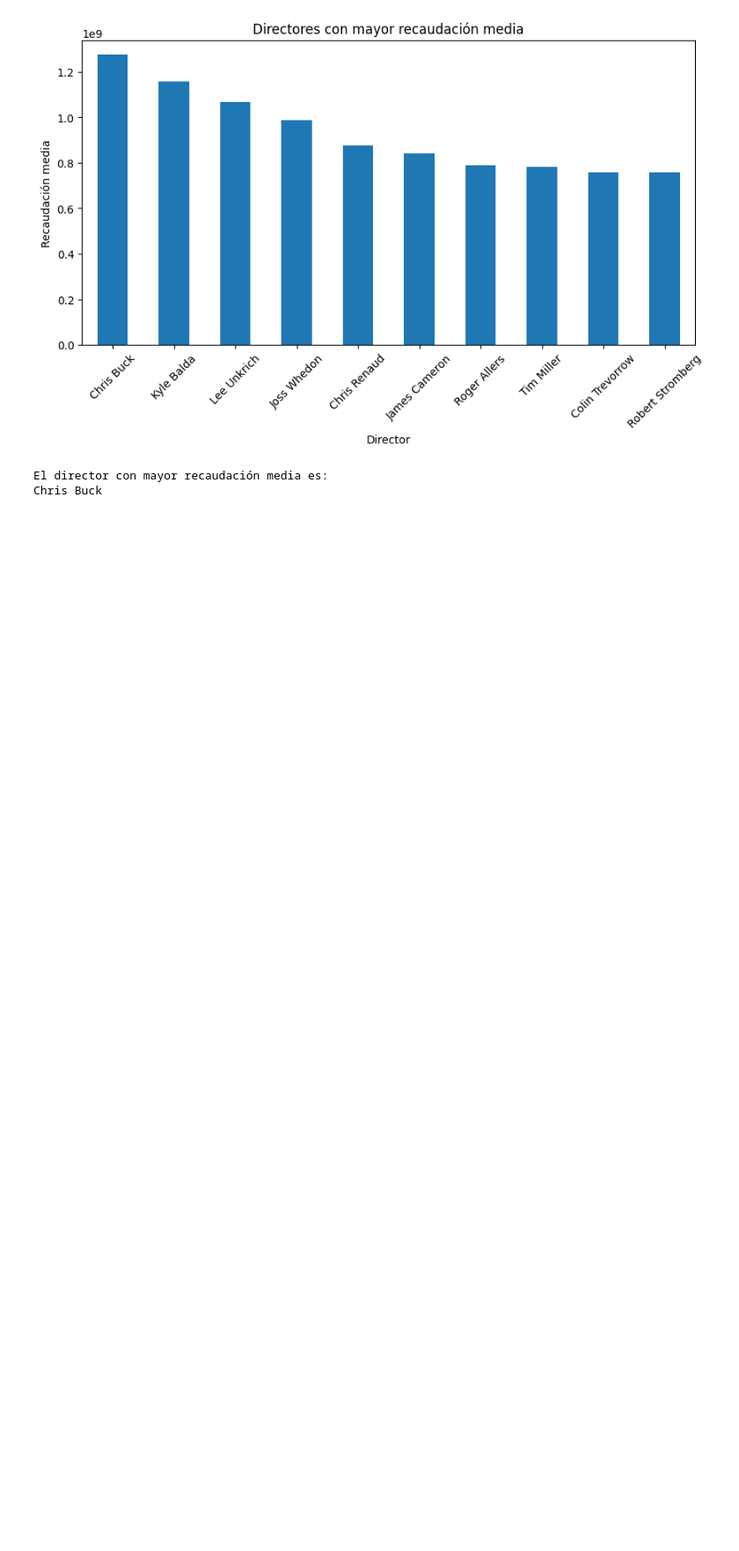
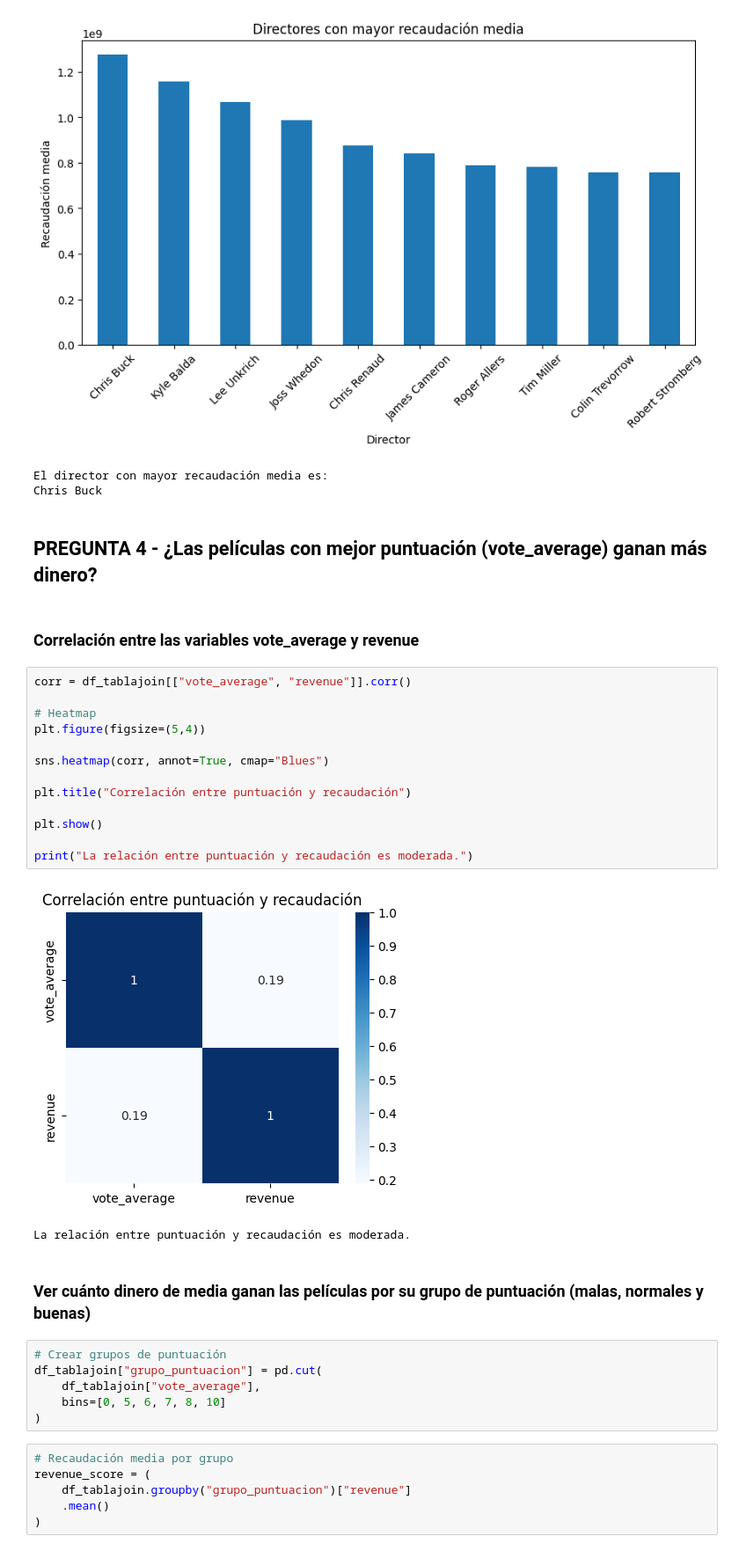
Before and after one commit to lauraargente/Proyecto_Movie_Dataset, a Jupyter notebook: analisis.ipynb, the cells around one changed output. Shown at 88% size. Drawn from its saved outputs; the diff is of its cells as text; blank space fills up the shorter version.

Commit message:
Pregunta 4 - ¿Las películas con mejor puntuación ganan más dinero?

```diff
--- a/analisis.ipynb
+++ b/analisis.ipynb
@@ -467,3 +467,37 @@ print(director_revenue.index[0])
 [figure]
 El director con mayor recaudación media es:
 Chris Buck
+# %% [markdown]
+## PREGUNTA 4 - ¿Las películas con mejor puntuación (vote_average) ganan más dinero?
+# %% [markdown]
+### Correlación entre las variables vote_average y revenue
+# %%
+corr = df_tablajoin[["vote_average", "revenue"]].corr()
+
+# Heatmap
+plt.figure(figsize=(5,4))
+
+sns.heatmap(corr, annot=True, cmap="Blues")
+
+plt.title("Correlación entre puntuación y recaudación")
+
+plt.show()
+
+print("La relación entre puntuación y recaudación es moderada.")
+# %% [output]
+[figure, added]
+La relación entre puntuación y recaudación es moderada.
+# %% [markdown]
+### Ver cuánto dinero de media ganan las películas por su grupo de puntuación (malas, normales y buenas)
+# %%
+# Crear grupos de puntuación
+df_tablajoin["grupo_puntuacion"] = pd.cut(
+    df_tablajoin["vote_average"],
+    bins=[0, 5, 6, 7, 8, 10]
+)
+# %%
+# Recaudación media por grupo
+revenue_score = (
+    df_tablajoin.groupby("grupo_puntuacion")["revenue"]
+    .mean()
+)
```
Also changed, not shown: parts of 1 cell of this notebook.
